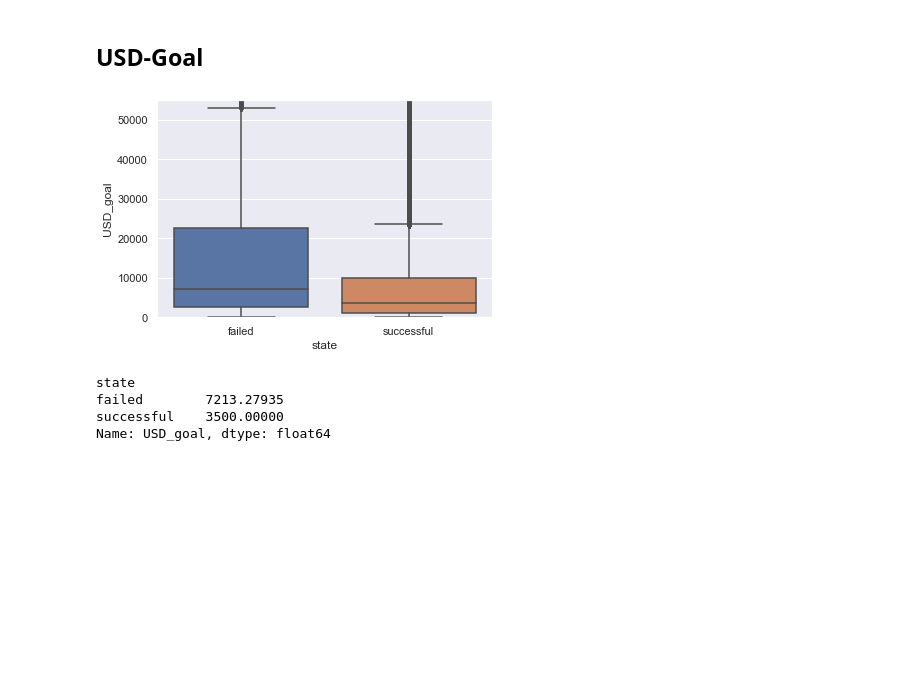
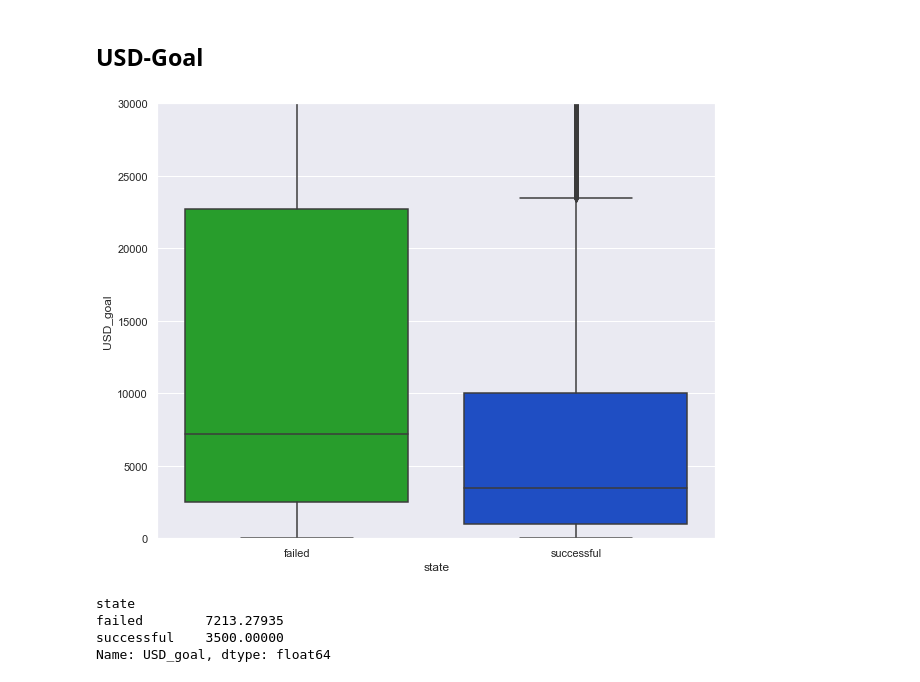
Before and after one commit to MarvinAhoi/Kickstarter-Project-2020, a Jupyter notebook: DS-Project-2_Kickstarter.ipynb, the cells around one changed output. Drawn from its saved outputs; the diff is of its cells as text; code cells hidden in the pictures; blank space fills up the shorter version.

```diff
--- a/DS-Project-2_Kickstarter.ipynb
+++ b/DS-Project-2_Kickstarter.ipynb
@@ -894,10 +894,12 @@ ax = sns.countplot(x="state", data=train_data)
 # %% [markdown]
 ## USD-Goal
 # %%
-ax= sns.boxplot(x="state", y= "USD_goal", data= train_data)
-ax.set(ylim=(0, 55000));
+plt.figure(figsize=(10,8))
+ax= sns.boxplot(x="state", y= "USD_goal", data= train_data, palette=sns.xkcd_palette(['green','blue']))
+ax.set(ylim=(0, 30000));
+plt.savefig('figures/boxplot_USD_goal(median)_state1.png')
 # %% [output]
-[figure, old version]
+[figure, new version]
 # %%
 train_data.groupby("state")["USD_goal"].median()
 # %% [output]
```
Also changed, not shown: parts of 51 cells of this notebook.
